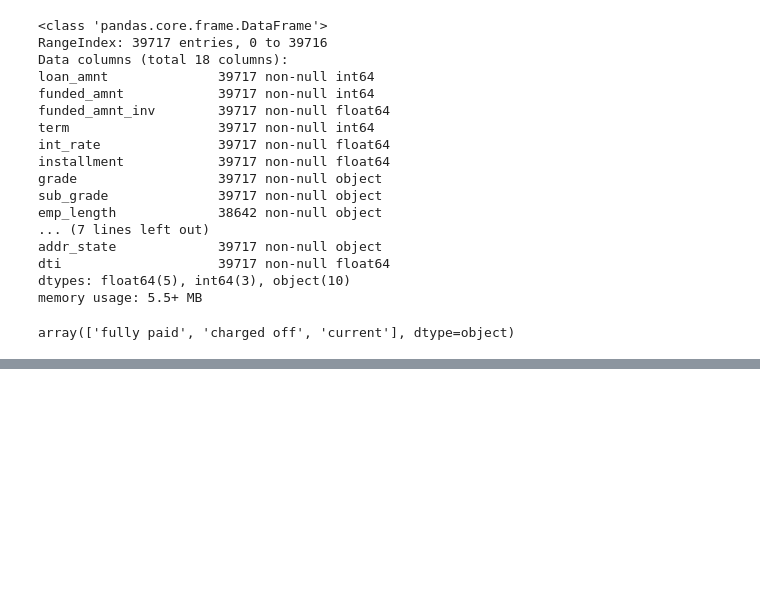
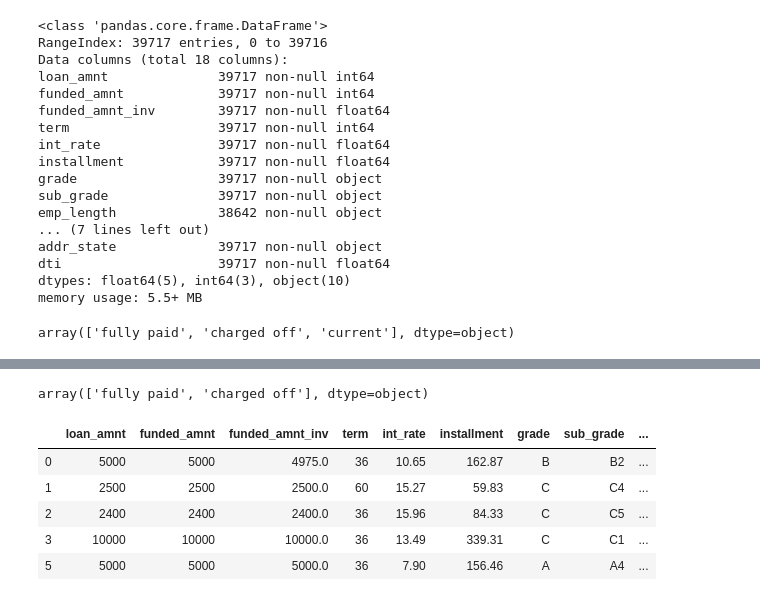
Before and after one commit to gauravapurv/Consumer-Loan-Case-EDA, a Jupyter notebook: loan_case_study.ipynb, the cells around one changed output, grey strips where cells are left out. Drawn from its saved outputs; the diff is of its cells as text; code cells hidden in the pictures; blank space fills up the shorter version.

Commit message:
Created derived columns for loan_status and issue_d

```diff
--- a/loan_case_study.ipynb
+++ b/loan_case_study.ipynb
@@ -420,7 +418,6 @@ loan.loc[loan['loan_status'] == "current"]
 # %%
 #We need to remove rows with current loan_status, as these accounts are still open and will not account much in the analysis.
-# Get names of indexes for which column Age has value 30
+#Creating an idex variable for current loan_status and dropping it from the loan dataframe.
 CurrentIndex = loan[ loan['loan_status'] == 'current' ].index
-
 # Delete these row indexes from dataFrame
-dfObj.drop(indexNames , inplace=True)
+loan.drop(CurrentIndex , inplace=True)
@@ -431,0 +424,17 @@ IndentationError: unexpected indent (<ipython-input-88-e634897b32b0>, line 6)
+# %%
+loan.shape
+loan.loan_status.unique()
+# %% [output]
+array(['fully paid', 'charged off'], dtype=object)
+# %%
+# Creating a Derived Metrics column to loan_status_derived to tag full paid and charged off to 0 and 1.
+loan['loan_status_derived'] = loan['loan_status'].apply(lambda x: 0 if x=='fully paid' else 1)
+# %%
+loan.head()
+# %% [output]
+|  | loan_amnt | funded_amnt | funded_amnt_inv | term | int_rate | installment | grade | sub_grade | ... |
+| 0 | 5000 | 5000 | 4975.0 | 36 | 10.65 | 162.87 | B | B2 | ... |
+| 1 | 2500 | 2500 | 2500.0 | 60 | 15.27 | 59.83 | C | C4 | ... |
+| 2 | 2400 | 2400 | 2400.0 | 36 | 15.96 | 84.33 | C | C5 | ... |
+| 3 | 10000 | 10000 | 10000.0 | 36 | 13.49 | 339.31 | C | C1 | ... |
+| 5 | 5000 | 5000 | 5000.0 | 36 | 7.90 | 156.46 | A | A4 | ... |
```
Also changed, not shown: parts of 10 cells of this notebook.
